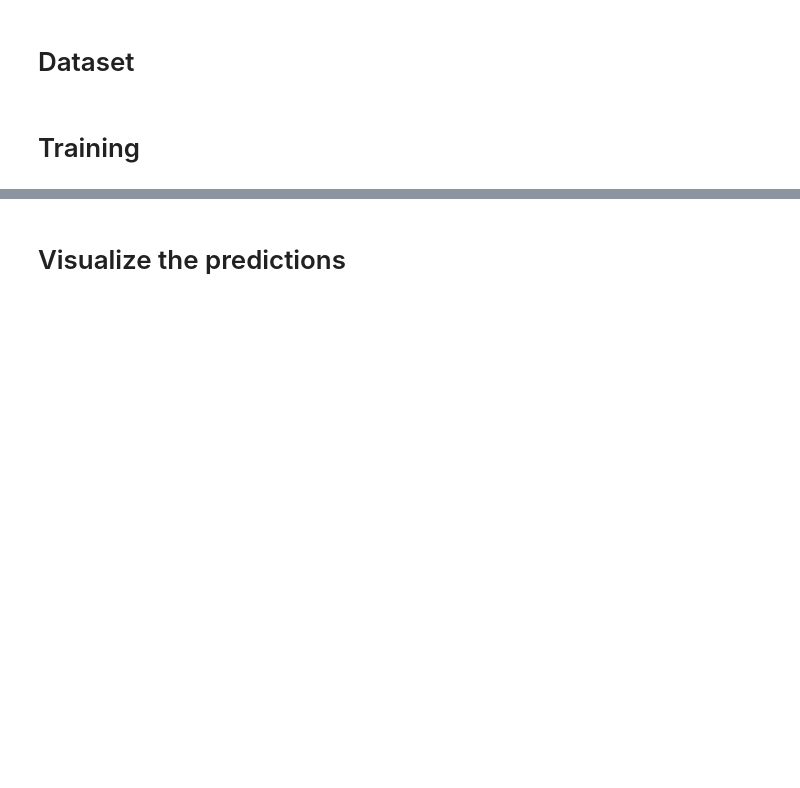
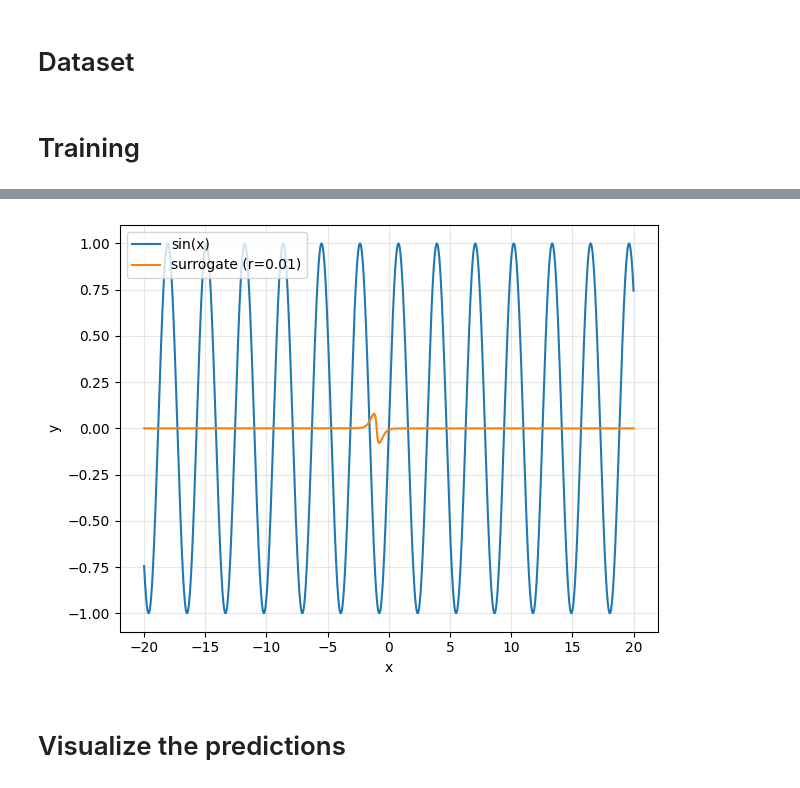
Before and after one commit to seregagarmaev/ComplexEQL, a Jupyter notebook: 0. Test and debug.ipynb, the cells around one changed output, grey strips where cells are left out. Cells and saved outputs as stored; diff of their text form; code cells hidden in the pictures; blank space fills up the shorter version.

```diff
--- a/0. Test and debug.ipynb
+++ b/0. Test and debug.ipynb
@@ -141,3 +146,34 @@ sp.simplify(symbolic_expr)
+# %%
+import numpy as np
+import matplotlib.pyplot as plt
+
+def sin_surrogate_np(x: np.ndarray, r: float) -> np.ndarray:
+    # Match the torch code: u = x.real, phi = |u|, damp = exp(log(r)*phi), y = damp*sin(u)
+    u = np.real(x).astype(np.float64, copy=False)
+    r = float(np.clip(r, 1e-12, 1.0))
+    damp = np.exp(np.log(r) * np.abs(u))
+    return damp * np.sin(u)
+
+# -------------------------
+# Plot: surrogate vs. sin
+# -------------------------
+x = np.linspace(-20.0, 20.0, 4000)
+r = 0.01  # change this (e.g., 0.99, 0.95, 0.8, 0.5)
+
+y_sur = sin_surrogate_np(x+1, r)
+y_sin = np.sin(2*x)
+
+plt.figure()
+plt.plot(x, y_sin, label="sin(x)")
+plt.plot(x, -y_sur, label=f"surrogate (r={r})")
+plt.xlabel("x")
+plt.ylabel("y")
+plt.grid(True, alpha=0.3)
+plt.legend()
+plt.tight_layout()
+plt.show()
+# %% [output]
+[figure, added]
 # %% [markdown]
 # Visualize the predictions
 # %%
```
Also changed, not shown: parts of 7 cells of this notebook, 3 other files.
